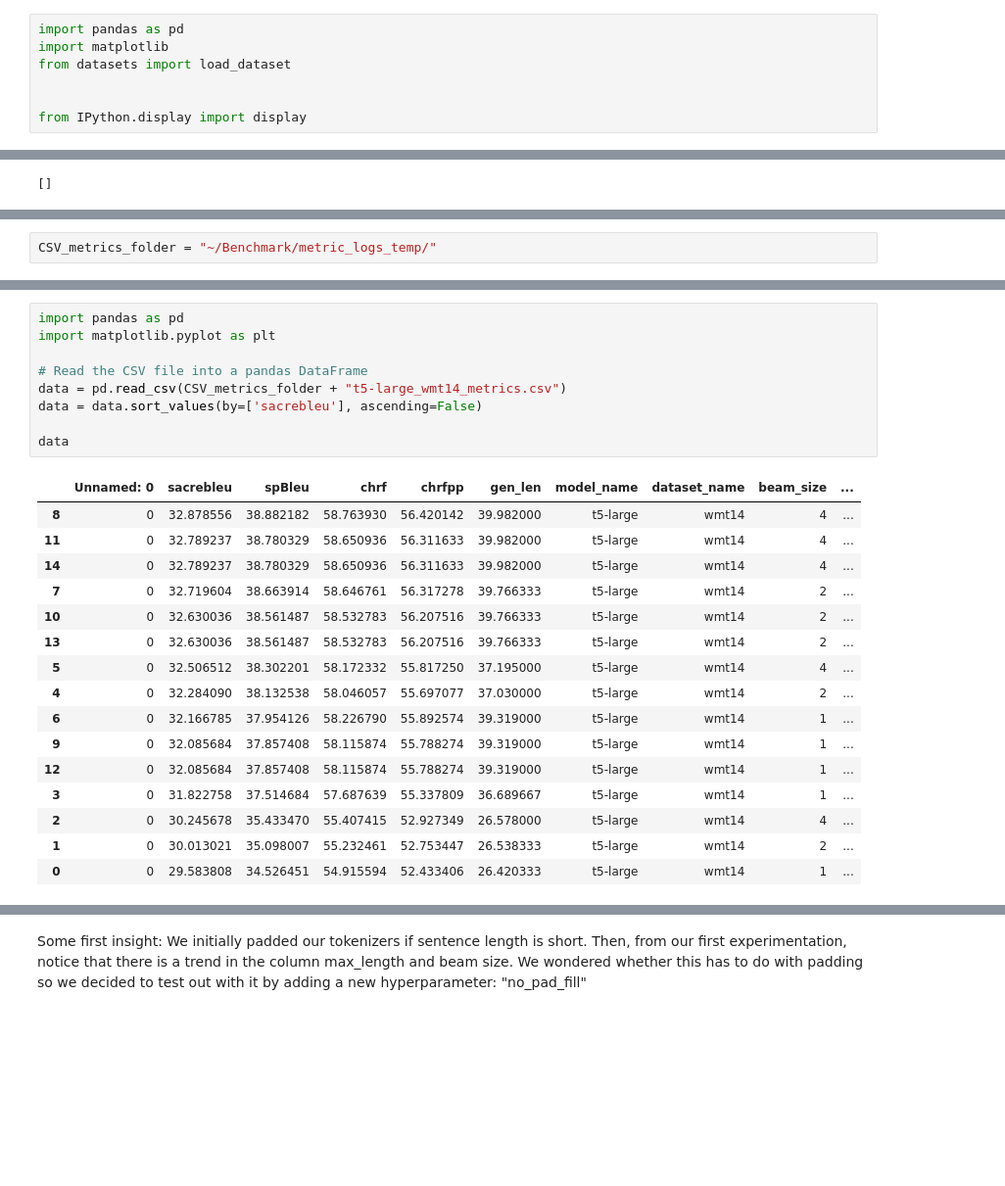
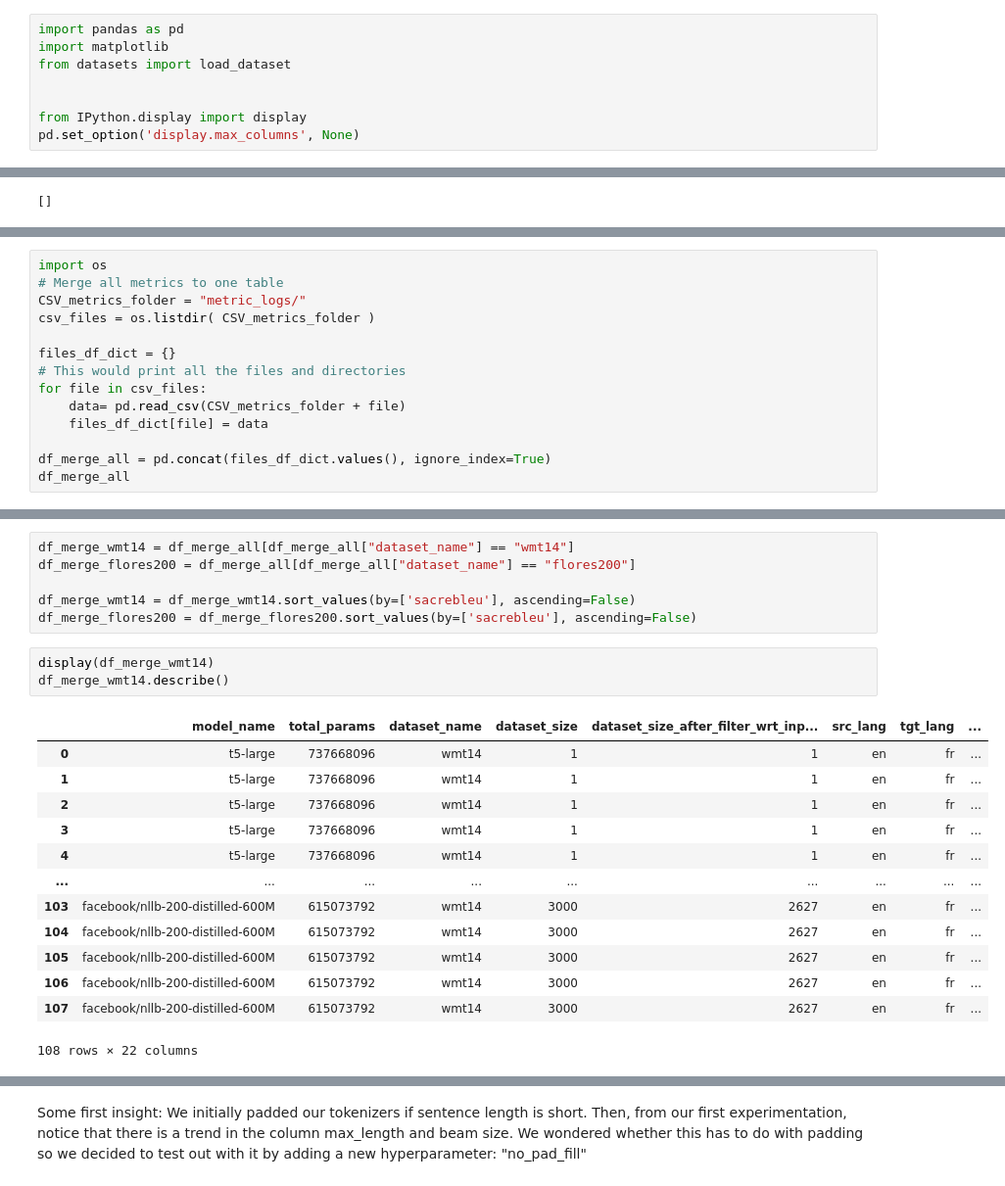
Before and after one commit to wassim2u/Benchmark, a Jupyter notebook: BenchmarkAnalysis.ipynb, the cells around one changed output, grey strips where cells are left out. Shown at 98% size. Saved outputs shown, nothing was run; the diff lists cells and outputs as text; blank space fills up the shorter version.

```diff
--- a/BenchmarkAnalysis.ipynb
+++ b/BenchmarkAnalysis.ipynb
@@ -5,6 +5,7 @@ from datasets import load_dataset
 
 
 from IPython.display import display
+pd.set_option('display.max_columns', None)
 # %%
 def preprocess_text_wmt14(examples):
     inputs = [ex["en"] for ex in examples["translation"]]
@@ -131,2 +146,14 @@ Loading cached processed dataset at /home/wassim/.cache/huggingface/datasets/wmt
 # %%
-CSV_metrics_folder = "~/Benchmark/metric_logs_temp/"
+import os
+# Merge all metrics to one table
+CSV_metrics_folder = "metric_logs/"
+csv_files = os.listdir( CSV_metrics_folder )
+
+files_df_dict = {}
+# This would print all the files and directories
+for file in csv_files:
+    data= pd.read_csv(CSV_metrics_folder + file)
+    files_df_dict[file] = data
+
+df_merge_all = pd.concat(files_df_dict.values(), ignore_index=True)
+df_merge_all
@@ -133,26 +174,23 @@ CSV_metrics_folder = "~/Benchmark/metric_logs_temp/"
+# %%
+df_merge_wmt14 = df_merge_all[df_merge_all["dataset_name"] == "wmt14"]
+df_merge_flores200 = df_merge_all[df_merge_all["dataset_name"] == "flores200"]
+
+df_merge_wmt14 = df_merge_wmt14.sort_values(by=['sacrebleu'], ascending=False)
+df_merge_flores200 = df_merge_flores200.sort_values(by=['sacrebleu'], ascending=False)
 # %%
-import pandas as pd
-import matplotlib.pyplot as plt
-
-# Read the CSV file into a pandas DataFrame
-data = pd.read_csv(CSV_metrics_folder + "t5-large_wmt14_metrics.csv")
-data = data.sort_values(by=['sacrebleu'], ascending=False)
-
-data
+display(df_merge_wmt14)
+df_merge_wmt14.describe()
 # %% [output]
-|  | Unnamed: 0 | sacrebleu | spBleu | chrf | chrfpp | gen_len | model_name | dataset_name | beam_size | ... |
-| 8 | 0 | 32.878556 | 38.882182 | 58.763930 | 56.420142 | 39.982000 | t5-large | wmt14 | 4 | ... |
-| 11 | 0 | 32.789237 | 38.780329 | 58.650936 | 56.311633 | 39.982000 | t5-large | wmt14 | 4 | ... |
-| 14 | 0 | 32.789237 | 38.780329 | 58.650936 | 56.311633 | 39.982000 | t5-large | wmt14 | 4 | ... |
-| 7 | 0 | 32.719604 | 38.663914 | 58.646761 | 56.317278 | 39.766333 | t5-large | wmt14 | 2 | ... |
-| 10 | 0 | 32.630036 | 38.561487 | 58.532783 | 56.207516 | 39.766333 | t5-large | wmt14 | 2 | ... |
-| 13 | 0 | 32.630036 | 38.561487 | 58.532783 | 56.207516 | 39.766333 | t5-large | wmt14 | 2 | ... |
-| 5 | 0 | 32.506512 | 38.302201 | 58.172332 | 55.817250 | 37.195000 | t5-large | wmt14 | 4 | ... |
-| 4 | 0 | 32.284090 | 38.132538 | 58.046057 | 55.697077 | 37.030000 | t5-large | wmt14 | 2 | ... |
-| 6 | 0 | 32.166785 | 37.954126 | 58.226790 | 55.892574 | 39.319000 | t5-large | wmt14 | 1 | ... |
-| 9 | 0 | 32.085684 | 37.857408 | 58.115874 | 55.788274 | 39.319000 | t5-large | wmt14 | 1 | ... |
-| 12 | 0 | 32.085684 | 37.857408 | 58.115874 | 55.788274 | 39.319000 | t5-large | wmt14 | 1 | ... |
-| 3 | 0 | 31.822758 | 37.514684 | 57.687639 | 55.337809 | 36.689667 | t5-large | wmt14 | 1 | ... |
-| 2 | 0 | 30.245678 | 35.433470 | 55.407415 | 52.927349 | 26.578000 | t5-large | wmt14 | 4 | ... |
-| 1 | 0 | 30.013021 | 35.098007 | 55.232461 | 52.753447 | 26.538333 | t5-large | wmt14 | 2 | ... |
-| 0 | 0 | 29.583808 | 34.526451 | 54.915594 | 52.433406 | 26.420333 | t5-large | wmt14 | 1 | ... |
+|  | model_name | total_params | dataset_name | dataset_size | dataset_size_after_filter_wrt_inp... | src_lang | tgt_lang | ... |
+| 0 | t5-large | 737668096 | wmt14 | 1 | 1 | en | fr | ... |
+| 1 | t5-large | 737668096 | wmt14 | 1 | 1 | en | fr | ... |
+| 2 | t5-large | 737668096 | wmt14 | 1 | 1 | en | fr | ... |
+| 3 | t5-large | 737668096 | wmt14 | 1 | 1 | en | fr | ... |
+| 4 | t5-large | 737668096 | wmt14 | 1 | 1 | en | fr | ... |
+| ... | ... | ... | ... | ... | ... | ... | ... | ... |
+| 103 | facebook/nllb-200-distilled-600M | 615073792 | wmt14 | 3000 | 2627 | en | fr | ... |
+| 104 | facebook/nllb-200-distilled-600M | 615073792 | wmt14 | 3000 | 2627 | en | fr | ... |
+| 105 | facebook/nllb-200-distilled-600M | 615073792 | wmt14 | 3000 | 2627 | en | fr | ... |
+| 106 | facebook/nllb-200-distilled-600M | 615073792 | wmt14 | 3000 | 2627 | en | fr | ... |
+| 107 | facebook/nllb-200-distilled-600M | 615073792 | wmt14 | 3000 | 2627 | en | fr | ... |
+108 rows × 22 columns
```
Also changed, not shown: parts of 9 cells of this notebook, 8 other files.
